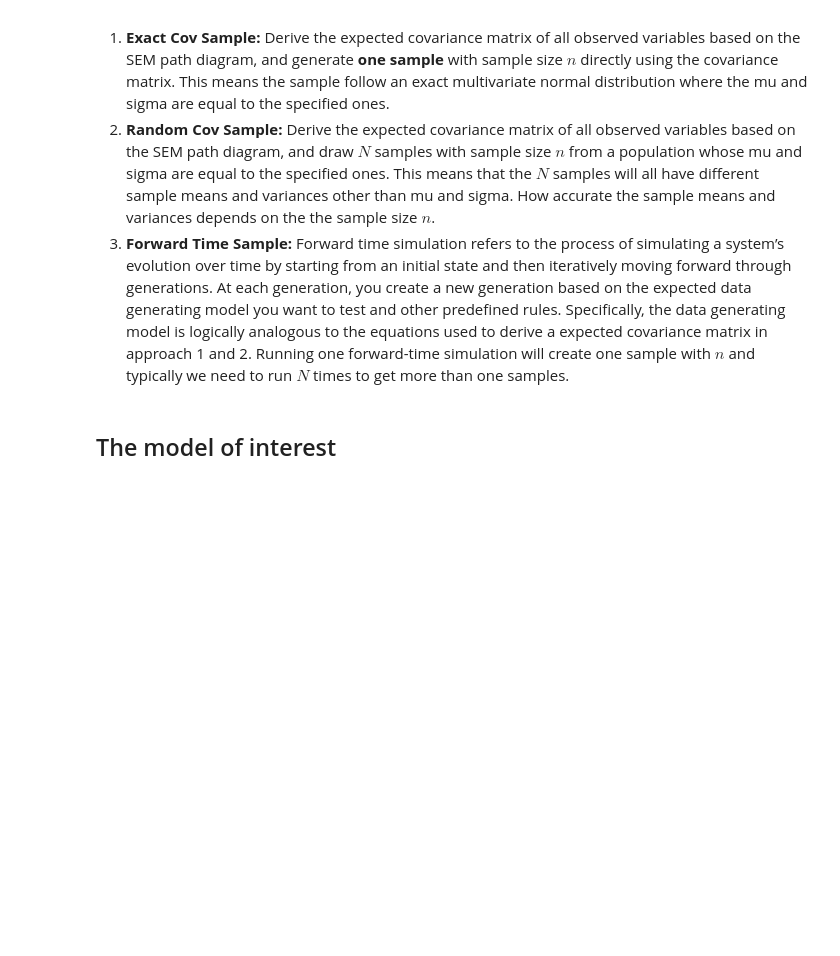
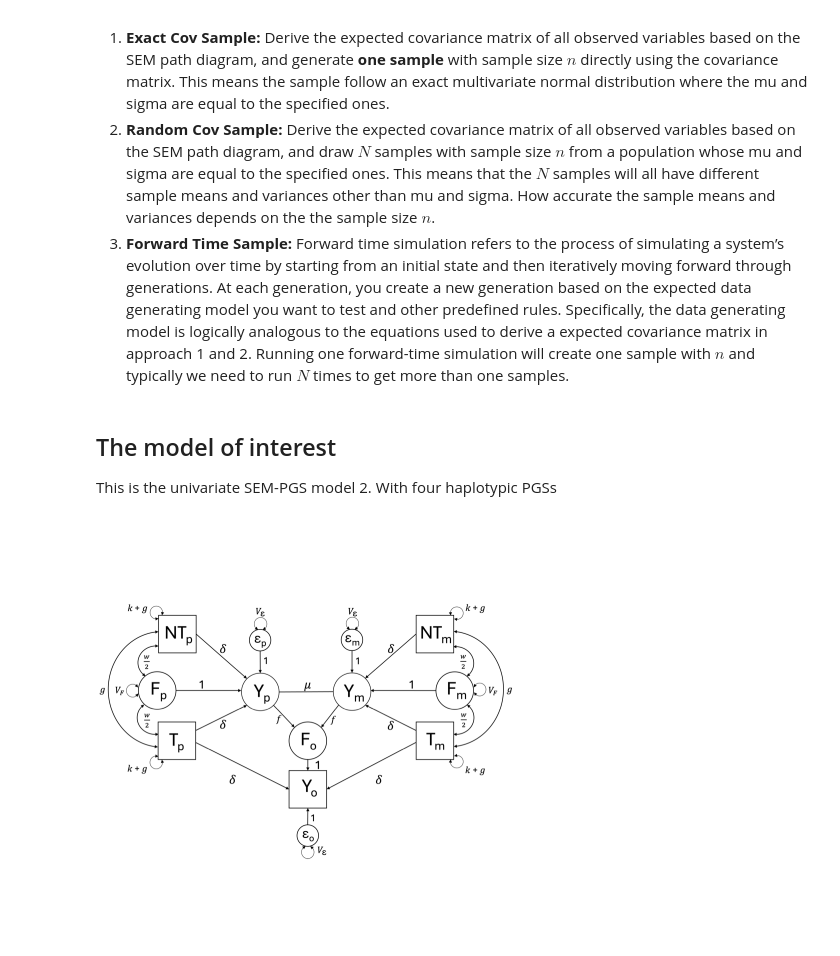
Before and after one commit to Xuanyu-Lyu/SIbSEMPGS, a Jupyter notebook: ThreeSimulationTools.ipynb, the cells around one changed output. Cells and saved outputs as stored; diff of their text form; code cells hidden in the pictures; blank space fills up the shorter version.

Commit message:
update the figure

```diff
--- a/ThreeSimulationTools.ipynb
+++ b/ThreeSimulationTools.ipynb
@@ -7,7 +7,12 @@ In behavior genetics, there are typically three different types ways to simulate
 3. **Forward Time Sample:** Forward time simulation refers to the process of simulating a system’s evolution over time by starting from an initial state and then iteratively moving forward through generations. At each generation, you create a new generation based on the expected data generating model you want to test and other predefined rules. Specifically, the data generating model is logically analogous to the equations used to derive a expected covariance matrix in approach 1 and 2. Running one forward-time simulation will create one sample with $n$ and typically we need to run $N$ times to get more than one samples.
 # %% [markdown]
 ## The model of interest
+This is the univariate SEM-PGS model 2. With four haplotypic PGSs
 # %%
-library(png)
+library(magick)
 library(grid)
-image_path <- "UniModel1.png"
+image_url <- "https://raw.githubusercontent.com/Xuanyu-Lyu/SIbSEMPGS/main/UniModel1.png"
+img <- image_read(image_url)
+grid.raster(img)
+# %% [output]
+[figure, added]
```
Also changed, not shown: 1 other file.
